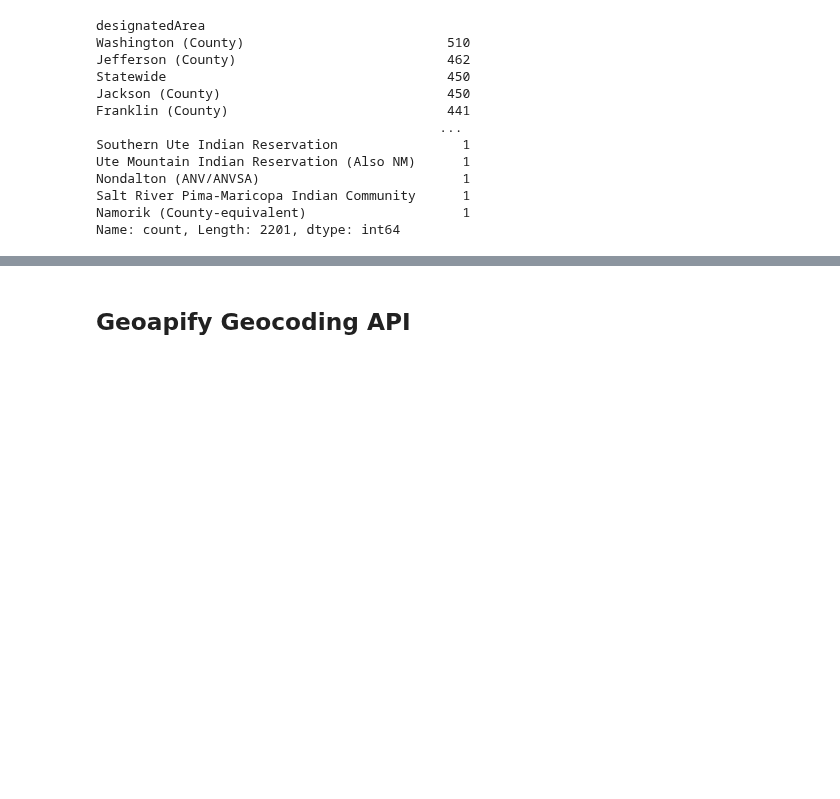
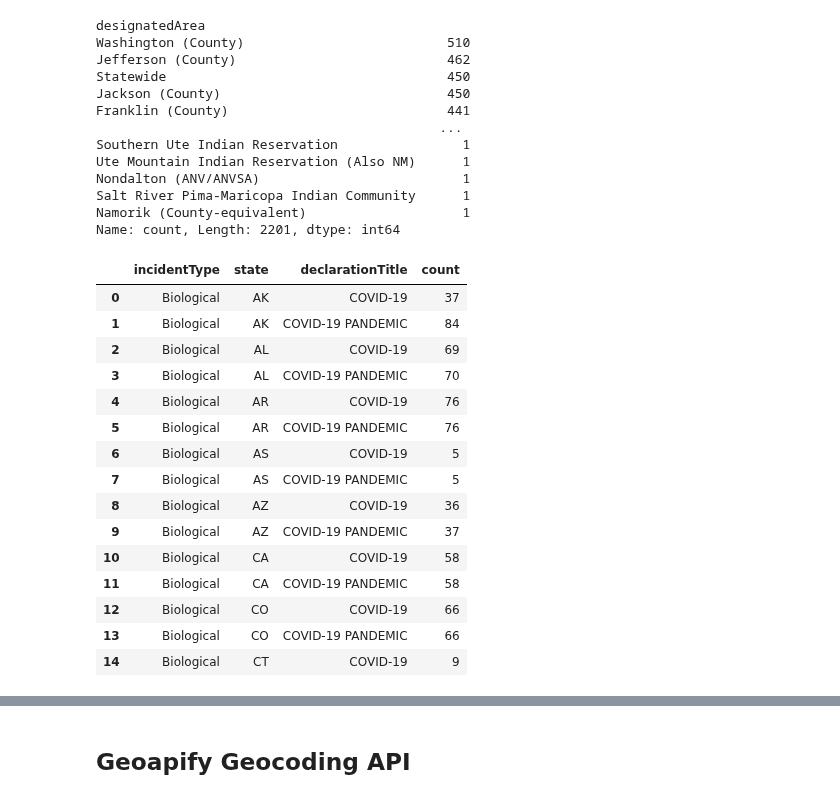
Before and after one commit to Neelka96/HavocMapper, a Jupyter notebook: data_tunnel.ipynb, the cells around one changed output, grey strips where cells are left out. Saved outputs shown, nothing was run; the diff lists cells and outputs as text; code cells hidden in the pictures; blank space fills up the shorter version.

```diff
--- a/data_tunnel.ipynb
+++ b/data_tunnel.ipynb
@@ -208,3 +207,23 @@ Nondalton (ANV/ANVSA)                          1
 Salt River Pima-Maricopa Indian Community      1
 Namorik (County-equivalent)                    1
 Name: count, Length: 2201, dtype: int64
+# %%
+grouped_data = fema_decl.groupby(['incidentType', 'state', 'declarationTitle']).size().reset_index(name='count')
+grouped_data.head(15)
+# %% [output]
+|  | incidentType | state | declarationTitle | count |
+| 0 | Biological | AK | COVID-19 | 37 |
+| 1 | Biological | AK | COVID-19 PANDEMIC | 84 |
+| 2 | Biological | AL | COVID-19 | 69 |
+| 3 | Biological | AL | COVID-19 PANDEMIC | 70 |
+| 4 | Biological | AR | COVID-19 | 76 |
+| 5 | Biological | AR | COVID-19 PANDEMIC | 76 |
+| 6 | Biological | AS | COVID-19 | 5 |
+| 7 | Biological | AS | COVID-19 PANDEMIC | 5 |
+| 8 | Biological | AZ | COVID-19 | 36 |
+| 9 | Biological | AZ | COVID-19 PANDEMIC | 37 |
+| 10 | Biological | CA | COVID-19 | 58 |
+| 11 | Biological | CA | COVID-19 PANDEMIC | 58 |
+| 12 | Biological | CO | COVID-19 | 66 |
+| 13 | Biological | CO | COVID-19 PANDEMIC | 66 |
+| 14 | Biological | CT | COVID-19 | 9 |
```
Also changed, not shown: parts of 6 cells of this notebook.
